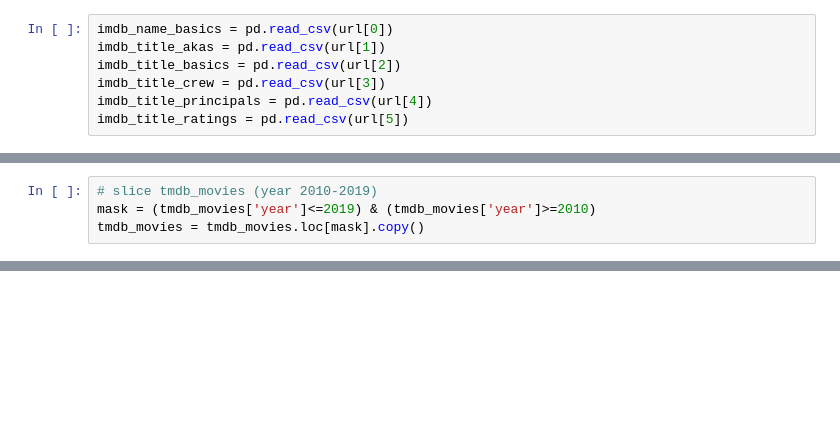
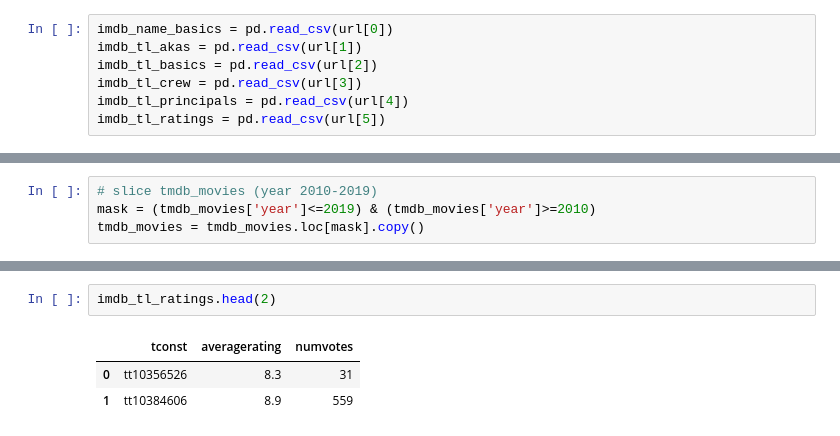
Before and after one commit to nateej1/Movie-Industry-Analysis-Exercise, a Jupyter notebook: TL-2-BrainStorm.ipynb, the cells around one changed output, grey strips where cells are left out. Saved outputs shown, nothing was run; the diff lists cells and outputs as text; blank space fills up the shorter version.

```diff
--- a/TL-2-BrainStorm.ipynb
+++ b/TL-2-BrainStorm.ipynb
@@ -78,11 +78,11 @@ for dataset in imdb_datasets:
     url.append('./data/'+dataset)
 # %%
 imdb_name_basics = pd.read_csv(url[0])
-imdb_title_akas = pd.read_csv(url[1])
-imdb_title_basics = pd.read_csv(url[2])
-imdb_title_crew = pd.read_csv(url[3])
-imdb_title_principals = pd.read_csv(url[4])
-imdb_title_ratings = pd.read_csv(url[5])
+imdb_tl_akas = pd.read_csv(url[1])
+imdb_tl_basics = pd.read_csv(url[2])
+imdb_tl_crew = pd.read_csv(url[3])
+imdb_tl_principals = pd.read_csv(url[4])
+imdb_tl_ratings = pd.read_csv(url[5])
 # %% [markdown]
 - Rottem Tomatoes
 # %%
@@ -345,0 +421,6 @@ tmdb_movies = tmdb_movies.loc[mask].copy()
+# %%
+imdb_tl_ratings.head(2)
+# %% [output]
+|  | tconst | averagerating | numvotes |
+| 0 | tt10356526 | 8.3 | 31 |
+| 1 | tt10384606 | 8.9 | 559 |
```
Also changed, not shown: parts of 48 cells of this notebook, 2 other files.
